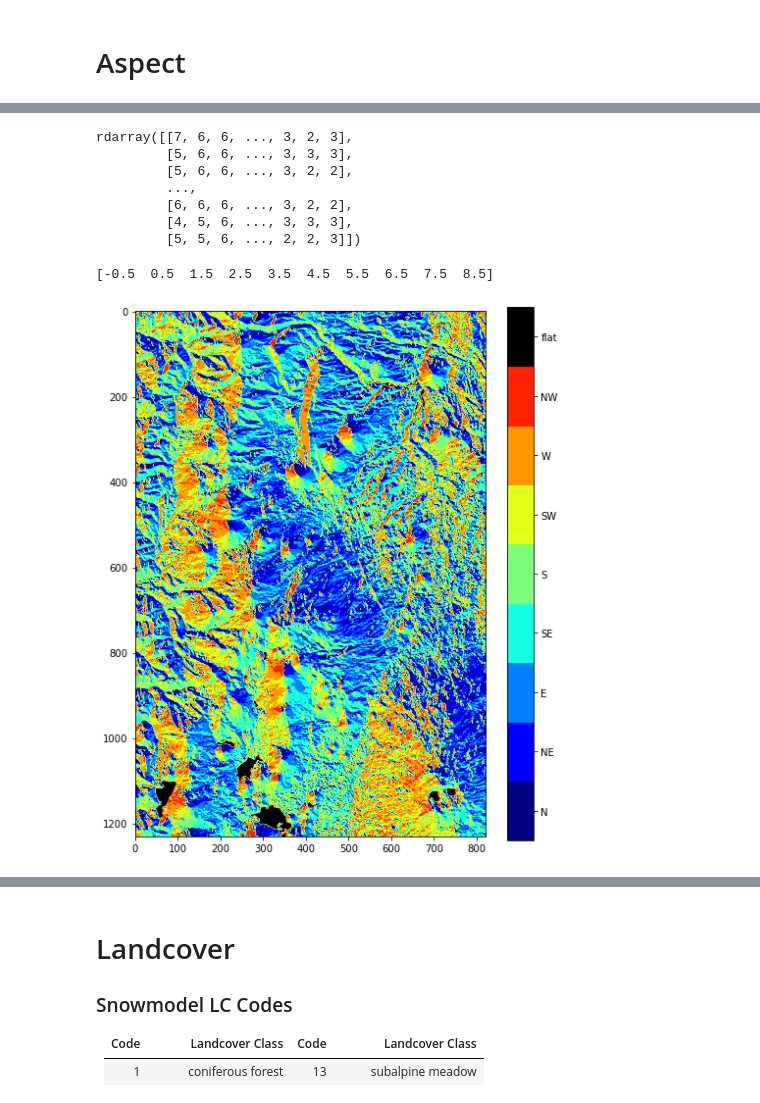
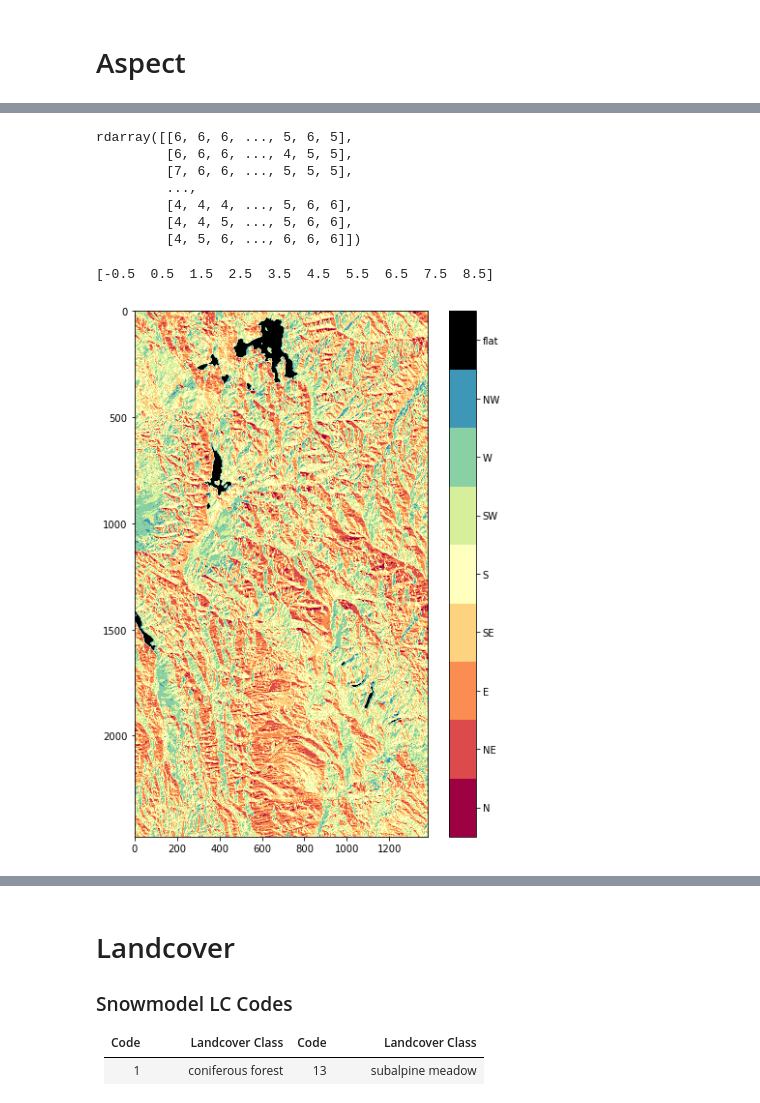
Before and after one commit to snowmodel-tools/assimilation_python, a Jupyter notebook: CSOdata2SM.ipynb, the cells around one changed output, grey strips where cells are left out. Drawn from its saved outputs; the diff is of its cells as text; code cells hidden in the pictures.

```diff
--- a/CSOdata2SM.ipynb
+++ b/CSOdata2SM.ipynb
@@ -19,7 +20,7 @@ How to change workflow:
 # %%
 ########## USER ###########
 # Select modeling domain ('WY', 'UT', 'OR', 'WA')
-domain = 'OR'
+domain = 'WY'
 # %%
 #CSO data path
 CSOpath = 'cso-data.geojson'
@@ -253,52 +399,52 @@ DIR[(DIR>337.5) & (DIR<=360)]=0
 DIR[slope < 0.5]=8
 DIR.astype(int)
 # %% [output]
-rdarray([[7, 6, 6, ..., 3, 2, 3],
-         [5, 6, 6, ..., 3, 3, 3],
-         [5, 6, 6, ..., 3, 2, 2],
+rdarray([[6, 6, 6, ..., 5, 6, 5],
+         [6, 6, 6, ..., 4, 5, 5],
+         [7, 6, 6, ..., 5, 5, 5],
          ...,
-         [6, 6, 6, ..., 3, 2, 2],
-         [4, 5, 6, ..., 3, 3, 3],
-         [5, 5, 6, ..., 2, 2, 3]])
+         [4, 4, 4, ..., 5, 6, 6],
+         [4, 4, 5, ..., 5, 6, 6],
+         [4, 5, 6, ..., 6, 6, 6]])
 # %%
 import matplotlib
 from matplotlib.colors import ListedColormap
 
 #select colormap
-cmap = plt.get_cmap('jet', 9)
+cmap = plt.get_cmap('Spectral', 9)
 
 # Let's also design our color mapping: 1s should be plotted in blue, 2s in red, etc...
 col_dict={0:cmap(0), 1:cmap(1), 2:cmap(2), 3:cmap(3),
           4:cmap(4), 5:cmap(5), 6:cmap(6), 7:cmap(7),8:'black'}
 
 # We create a colormar from our list of colors
 cm = ListedColormap([col_dict[x] for x in col_dict.keys()])
 
 # Let's also define the description of each category : 1 (blue) is Sea; 2 (red) is burnt, etc... Order should be respected here ! Or using another dict maybe could help.
 labels = np.array(['N', 'NE', 'E', 'SE', 'S', 'SW', 'W', 'NW','flat'])
 len_lab = len(labels)
 
 # prepare normalizer
 ## Prepare bins for the normalizer
 norm_bins = np.sort([*col_dict.keys()]) + 0.5
 norm_bins = np.insert(norm_bins, 0, np.min(norm_bins) - 1.0)
 print(norm_bins)
 ## Make normalizer and formatter
 norm = matplotlib.colors.BoundaryNorm(norm_bins, len_lab, clip=True)
 fmt = matplotlib.ticker.FuncFormatter(lambda x, pos: labels[norm(x)])
 
 # Plot our figure
 fig,ax = plt.subplots(1,figsize=(8,10))
 im = ax.imshow(DIR, cmap=cm, norm=norm)
 
 diff = norm_bins[1:] - norm_bins[:-1]
 tickz = norm_bins[:-1] + diff / 2
 cb = fig.colorbar(im, format=fmt, ticks=tickz)
 #fig.savefig("aspect.png")
 plt.show()
 # %% [output]
 [-0.5  0.5  1.5  2.5  3.5  4.5  5.5  6.5  7.5  8.5]
-[figure, old version]
+[figure, new version]
 # %%
 CSO_gdf['aspect'] = DIR[rows,cols]
 CSO_gdf
```
Also changed, not shown: parts of 52 cells of this notebook.
